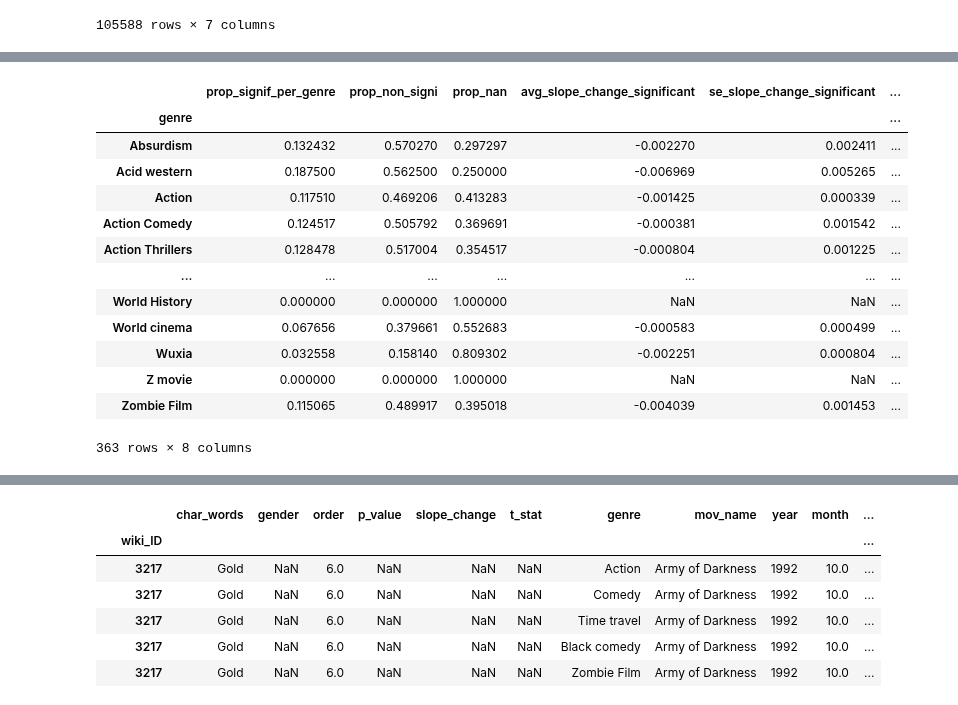
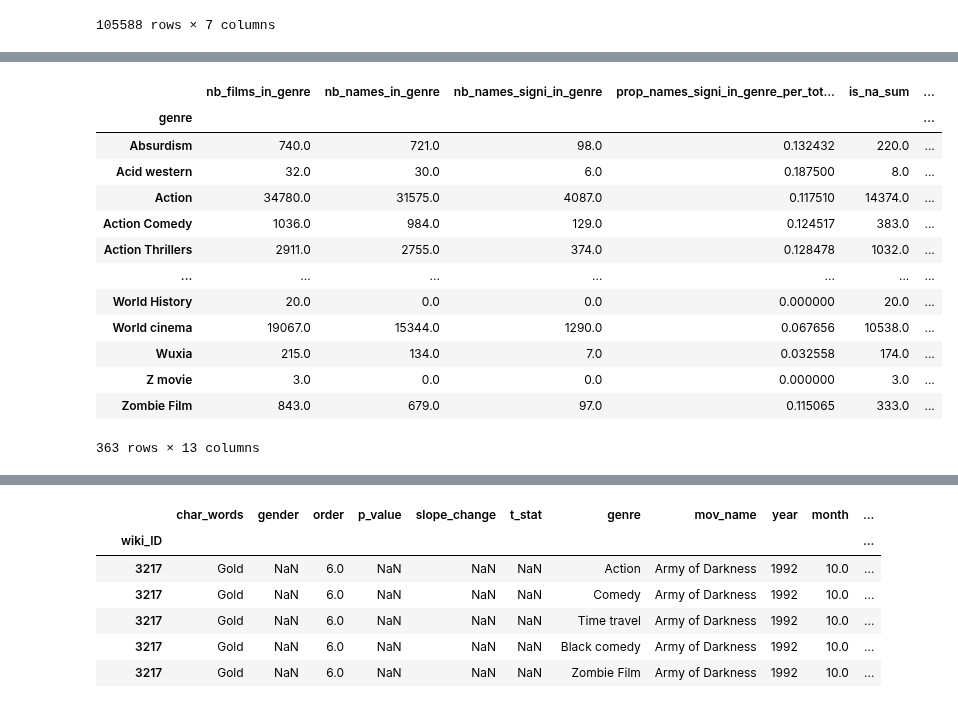
Before and after one commit to epfl-ada/ada-2023-project-abadakor, a Jupyter notebook: parallel_questions.ipynb, the cells around one changed output, grey strips where cells are left out. Drawn from its saved outputs; the diff is of its cells as text; code cells hidden in the pictures.

```diff
--- a/parallel_questions.ipynb
+++ b/parallel_questions.ipynb
@@ -257,3 +257,6 @@ movie_genre_aggregate_df.head(25)
 | 3217 | Linda | F | 7.0 | 0.676072 | -0.000675 | 0.429187 | Cult |
 | 3217 | Linda | F | 7.0 | 0.676072 | -0.000675 | 0.429187 | Fantasy |
 | 3217 | Henry | M | 4.0 | 0.068422 | -0.002435 | 2.019954 | Action |
+# %%
+# Need to drop the duplicates i.e. the instances that have the same wiki_ID for the same genre and same char words
+movie_genre_aggregate_df.reset_index().drop_duplicates(subset=['genre', 'wiki_ID'], inplace=True)
@@ -278,29 +342,39 @@ display(name_by_genre_significant_df)
 # %%
 # Compute proportion of impacted names by genre
 # Also computation of non significant and nan proportion for sanity check
 name_by_genre_prop_df = movie_genre_aggregate_df.groupby('genre').apply(lambda x: pd.Series({
+        # Number of film in a given movie genre
+        'nb_films_in_genre': x.reset_index()['wiki_ID'].count(),
+        # Number of total different names that appear in a given movie genre
+        'nb_names_in_genre': x['char_words'].count(),
+        # Number of different names per genre that are significantly impacted by a movie release from that genre
+        'nb_names_signi_in_genre': x[x['p_value'] < 0.1]['char_words'].count(),
+        # Proportion of names significantly impacted by a movie genre divided by total number of films in this movie genre
+        'prop_names_signi_in_genre_per_total_film_in_genre': (x[x['p_value'] < 0.1]['char_words'].count())/(x.reset_index()['wiki_ID'].count()),
+        'is_na_sum': x['slope_change'].isna().sum(),
         'prop_signif_per_genre': (x['p_value'] < 0.1).sum()/len(x['p_value']),
         'prop_non_signi': (x['p_value'] > 0.1).sum()/len(x['p_value']),
         'prop_nan': (x['p_value'].isna()).sum()/len(x['p_value']),
         'avg_slope_change_significant': x[x['p_value'] < 0.1]['slope_change'].mean(),
         'se_slope_change_significant': x[x['p_value'] < 0.1]['slope_change'].sem(),
         'avg_mag_slope_change_significant': x[x['p_value'] < 0.1]['slope_change'].abs().mean(),
         'se_mag_slope_change_significant': x[x['p_value'] < 0.1]['slope_change'].abs().sem(),
-        'avg_slope_change_global' : x['slope_change'].mean()
+        'avg_slope_change_global': x['slope_change'].mean()
     }))
 display(name_by_genre_prop_df)
+name_by_genre_prop_df.head(50)
 # %% [output]
-|  | prop_signif_per_genre | prop_non_signi | prop_nan | avg_slope_change_significant | se_slope_change_significant | ... |
+|  | nb_films_in_genre | nb_names_in_genre | nb_names_signi_in_genre | prop_names_signi_in_genre_per_tot... | is_na_sum | ... |
 | genre |  |  |  |  |  | ... |
-| Absurdism | 0.132432 | 0.570270 | 0.297297 | -0.002270 | 0.002411 | ... |
-| Acid western | 0.187500 | 0.562500 | 0.250000 | -0.006969 | 0.005265 | ... |
-| Action | 0.117510 | 0.469206 | 0.413283 | -0.001425 | 0.000339 | ... |
-| Action Comedy | 0.124517 | 0.505792 | 0.369691 | -0.000381 | 0.001542 | ... |
-| Action Thrillers | 0.128478 | 0.517004 | 0.354517 | -0.000804 | 0.001225 | ... |
+| Absurdism | 740.0 | 721.0 | 98.0 | 0.132432 | 220.0 | ... |
+| Acid western | 32.0 | 30.0 | 6.0 | 0.187500 | 8.0 | ... |
+| Action | 34780.0 | 31575.0 | 4087.0 | 0.117510 | 14374.0 | ... |
+| Action Comedy | 1036.0 | 984.0 | 129.0 | 0.124517 | 383.0 | ... |
+| Action Thrillers | 2911.0 | 2755.0 | 374.0 | 0.128478 | 1032.0 | ... |
 | ... | ... | ... | ... | ... | ... | ... |
-| World History | 0.000000 | 0.000000 | 1.000000 | NaN | NaN | ... |
-| World cinema | 0.067656 | 0.379661 | 0.552683 | -0.000583 | 0.000499 | ... |
-| Wuxia | 0.032558 | 0.158140 | 0.809302 | -0.002251 | 0.000804 | ... |
-| Z movie | 0.000000 | 0.000000 | 1.000000 | NaN | NaN | ... |
-| Zombie Film | 0.115065 | 0.489917 | 0.395018 | -0.004039 | 0.001453 | ... |
+| World History | 20.0 | 0.0 | 0.0 | 0.000000 | 20.0 | ... |
+| World cinema | 19067.0 | 15344.0 | 1290.0 | 0.067656 | 10538.0 | ... |
+| Wuxia | 215.0 | 134.0 | 7.0 | 0.032558 | 174.0 | ... |
+| Z movie | 3.0 | 0.0 | 0.0 | 0.000000 | 3.0 | ... |
+| Zombie Film | 843.0 | 679.0 | 97.0 | 0.115065 | 333.0 | ... |
-363 rows × 8 columns
+363 rows × 13 columns
```
Also changed, not shown: parts of 18 cells of this notebook, 2 other files.
